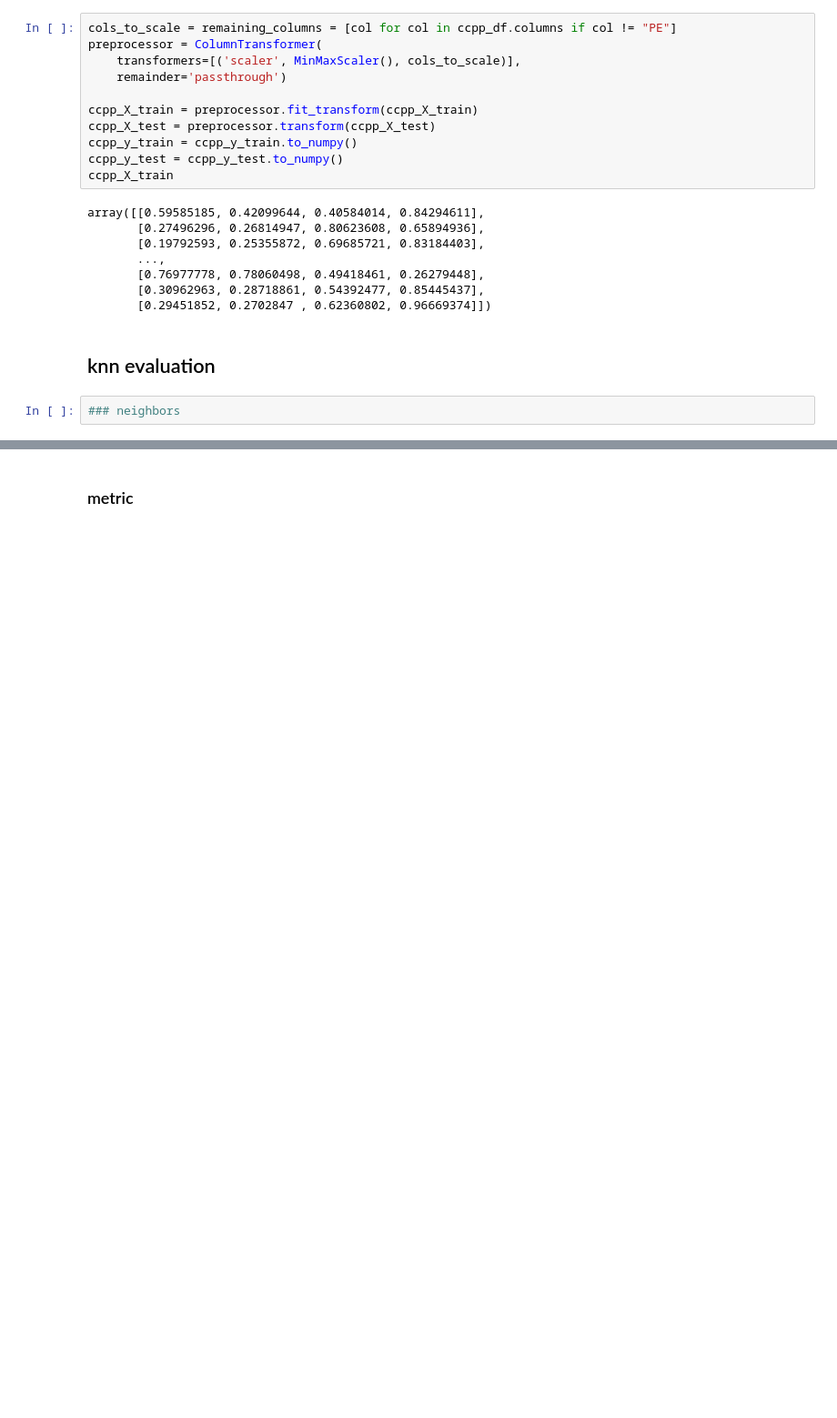
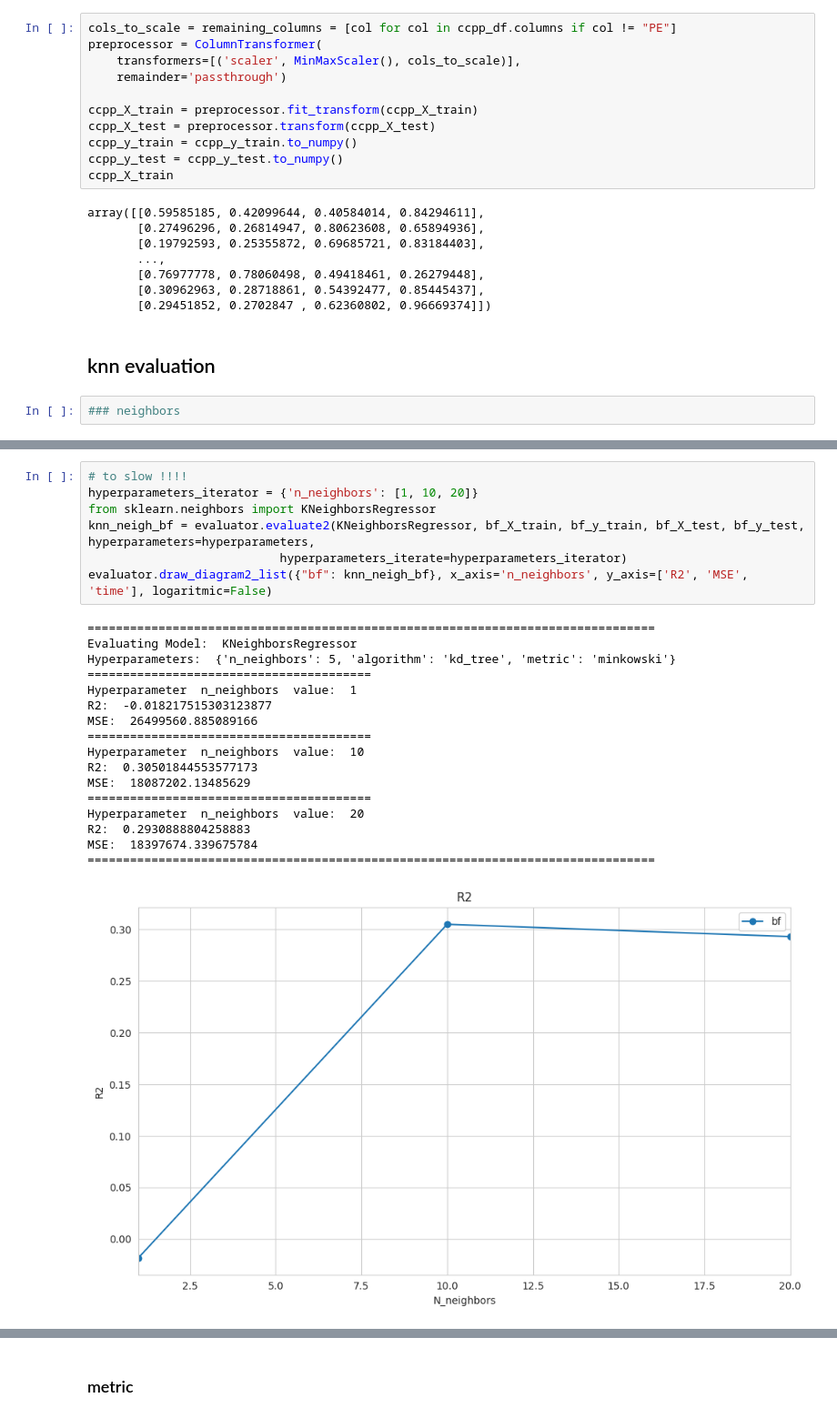
Before and after one commit to Maustrian3/ML24, a Jupyter notebook: exercise-2/ex2-evaluation.ipynb, the cells around one changed output, grey strips where cells are left out. Shown at 91% size. Saved outputs shown, nothing was run; the diff lists cells and outputs as text; blank space fills up the shorter version.

```diff
--- a/exercise-2/ex2-evaluation.ipynb
+++ b/exercise-2/ex2-evaluation.ipynb
@@ -242,0 +277,25 @@ array([[0.59585185, 0.42099644, 0.40584014, 0.84294611],
+# %%
+# to slow !!!!
+hyperparameters_iterator = {'n_neighbors': [1, 10, 20]}
+from sklearn.neighbors import KNeighborsRegressor
+knn_neigh_bf = evaluator.evaluate2(KNeighborsRegressor, bf_X_train, bf_y_train, bf_X_test, bf_y_test, hyperparameters=hyperparameters,
+                           hyperparameters_iterate=hyperparameters_iterator)
+evaluator.draw_diagram2_list({"bf": knn_neigh_bf}, x_axis='n_neighbors', y_axis=['R2', 'MSE', 'time'], logaritmic=False)
+# %% [output]
+================================================================================
+Evaluating Model:  KNeighborsRegressor
+Hyperparameters:  {'n_neighbors': 5, 'algorithm': 'kd_tree', 'metric': 'minkowski'}
+========================================
+Hyperparameter  n_neighbors  value:  1
+R2:  -0.018217515303123877
+MSE:  26499560.885089166
+========================================
+Hyperparameter  n_neighbors  value:  10
+R2:  0.30501844553577173
+MSE:  18087202.13485629
+========================================
+Hyperparameter  n_neighbors  value:  20
+R2:  0.2930888804258883
+MSE:  18397674.339675784
+================================================================================
+[figure, added]
```
Also changed, not shown: parts of 15 cells of this notebook.
